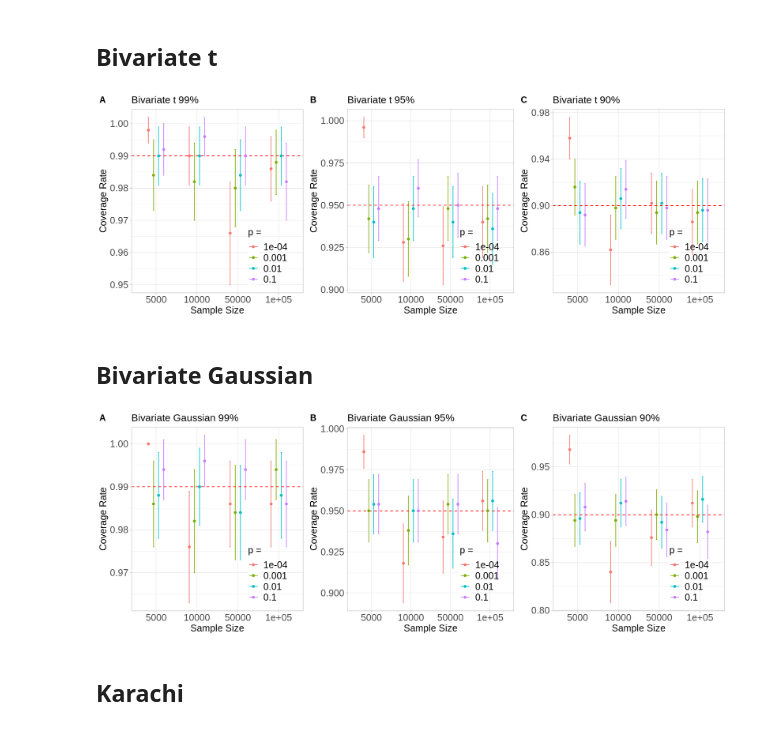
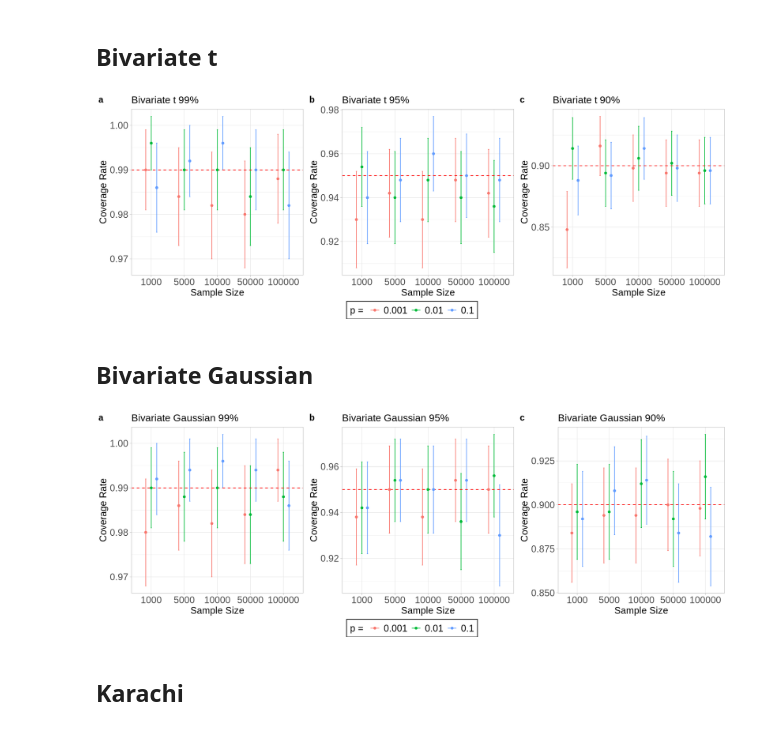
Before and after one commit to jbbutler/isolines_uq, a Jupyter notebook: notebooks/coverage_results_notebooks/empirical_coverage_results.ipynb, the cells around one changed output. Cells and saved outputs as stored; diff of their text form; code cells hidden in the pictures.

Commit message:
cleaning up plots of empirical coverage results

```diff
--- a/notebooks/coverage_results_notebooks/empirical_coverage_results.ipynb
+++ b/notebooks/coverage_results_notebooks/empirical_coverage_results.ipynb
@@ -29,0 +12,2 @@ Warning message:
+# %%
+save_path <- '/global/homes/j/jbbutler/isolines_uq/outputs/plots'
@@ -35,6 +22,11 @@ meta_alpha <- 0.05
 uncertainty <- qnorm(1-(meta_alpha/2))*(sqrt((full_res$covrate*(1-full_res$covrate))/500))
 uncertainty <- round(uncertainty, 3)
 full_res$uncertainty <- uncertainty
+
+# good results: where empirical survival function performs well
+good_res <- full_res %>% filter(p > 0.0001)
+# bad results: where empirical survival function doesn't perform well
+bad_res <- full_res %>% filter(p == 0.0001)
 # %% [output]
 `summarise()` has grouped output by 'dist', 'p', 'n'. You can override using
 the `.groups` argument.
@@ -44,9 +36,12 @@ AXIS_FONTSIZE <- 15
 LEGEND_FONTSIZE <- 15
 AX_TITLE_FONTSIZE <- 15
 
-plt_coverages <- function(a, dist, title) {
+DISPLAY_HEIGHT <- 5
+DISPLAY_WIDTH <- 14
 
-    plt <- ggplot(full_res %>% filter(alpha==a, dist==distn, n>1000), aes(color=as.factor(p))) +
+plt_coverages <- function(a, dist, title, res) {
+
+    plt <- ggplot(res %>% filter(alpha==a, dist==distn), aes(color=as.factor(p))) +
     geom_errorbar(aes(x = as.factor(n), ymin=covrate-uncertainty,
                   ymax=covrate+uncertainty, color=as.factor(p)), width=.1,
                 position=position_dodge(width=0.5)) +
@@ -55,27 +50,40 @@ plt_coverages <- function(a, dist, title) {
     geom_point(aes(x=as.factor(n), y=covrate), position=position_dodge(width=0.5)) + theme_light() +
     ggtitle(paste0(title, ' ', (1-a)*100, '%')) +
     guides(color=guide_legend(title='p = ')) +
-    theme(legend.title=element_text(size=LEGEND_FONTSIZE), legend.position=c(0.8,0.2),
-         legend.background=element_blank(), axis.text.x=element_text(size=AXIS_FONTSIZE), axis.text.y=element_text(size=AXIS_FONTSIZE),
-         axis.title.x=element_text(size=AX_TITLE_FONTSIZE), axis.title.y=element_text(size=AX_TITLE_FONTSIZE), plot.title = element_text(size=TITLE_FONTSIZE),
-         legend.text=element_text(size=LEGEND_FONTSIZE))
+    theme(legend.title=element_text(size=LEGEND_FONTSIZE),
+          legend.background=element_rect(color = "black", linewidth = 0.5, linetype = "solid"),
+          legend.position=c(0.8,0.2),
+          axis.text.x=element_text(size=AXIS_FONTSIZE),
+          axis.text.y=element_text(size=AXIS_FONTSIZE),
+          axis.title.x=element_text(size=AX_TITLE_FONTSIZE),
+          axis.title.y=element_text(size=AX_TITLE_FONTSIZE),
+          plot.title = element_text(size=TITLE_FONTSIZE),
+          legend.text=element_text(size=LEGEND_FONTSIZE))
 
     return(plt)
 }
 # %% [markdown]
 ## Bivariate t
 # %%
+options(repr.plot.width=DISPLAY_WIDTH, repr.plot.height=DISPLAY_HEIGHT)
+
 distn <- 'bivt'
 title <- 'Bivariate t'
 
-options(repr.plot.width=14, repr.plot.height=5)
-plt1 <- plt_coverages(0.01, distn, title)
-plt2 <- plt_coverages(0.05, distn, title)
-plt3 <- plt_coverages(0.1, distn, title)
+plt1 <- plt_coverages(0.01, , title, good_res)
+plt2 <- plt_coverages(0.05, distn, title, good_res)
+plt3 <- plt_coverages(0.1, distn, title, good_res)
 
-plot_grid(plt1, plt2, plt3, ncol = 3, nrow = 1, labels = c("A", "B", "C"))
+plt <- ggarrange(plt1, plt2, plt3,
+                 ncol = 3, nrow = 1,
+                 labels = c("a", "b", "c"),
+                 common.legend = TRUE,
+                 legend = "bottom")
+
+plt
+ggsave('bivt_empirical.png', plot=plt, height=DISPLAY_HEIGHT, width=DISPLAY_WIDTH, path=save_path, dpi=300)
 # %% [output]
-[figure, old version]
+[figure, new version]
 # %% [markdown]
 ## Bivariate Gaussian
 # %%
@@ -83,13 +91,20 @@ distn <- 'bivgauss'
 title <- 'Bivariate Gaussian'
 
 options(repr.plot.width=14, repr.plot.height=5)
-plt1 <- plt_coverages(0.01, distn, title)
-plt2 <- plt_coverages(0.05, distn, title)
-plt3 <- plt_coverages(0.1, distn, title)
+plt1 <- plt_coverages(0.01, distn, title, good_res)
+plt2 <- plt_coverages(0.05, distn, title, good_res)
+plt3 <- plt_coverages(0.1, distn, title, good_res)
 
-plot_grid(plt1, plt2, plt3, ncol = 3, nrow = 1, labels = c("A", "B", "C"))
+plt <- ggarrange(plt1, plt2, plt3,
+                 ncol = 3, nrow = 1,
+                 labels = c("a", "b", "c"),
+                 common.legend = TRUE,
+                 legend = "bottom")
+
+plt
+ggsave('bivgauss_empirical.png', plot=plt, path=save_path, height=DISPLAY_HEIGHT, width=DISPLAY_WIDTH, dpi=300)
 # %% [output]
-[figure, old version]
+[figure, new version]
 # %% [markdown]
 ## Karachi
 # %%
```
Also changed, not shown: parts of 6 cells of this notebook.
